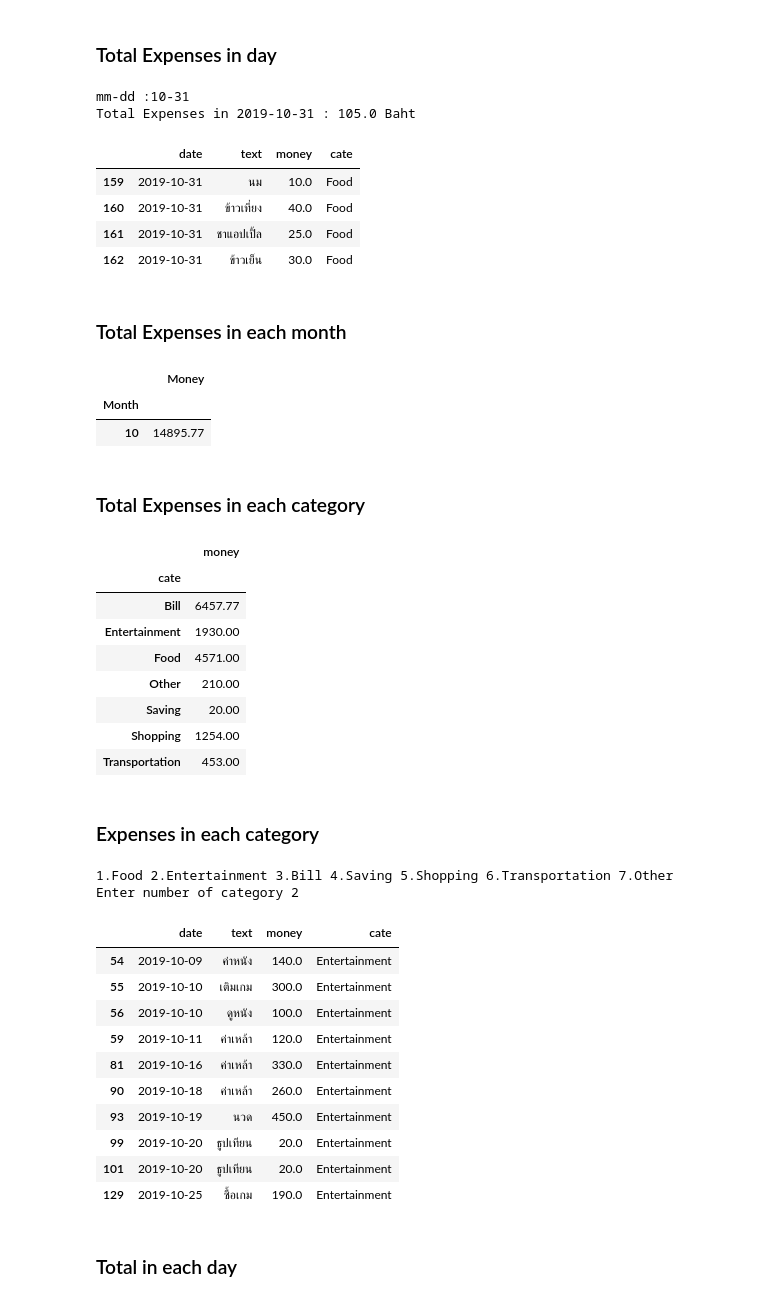
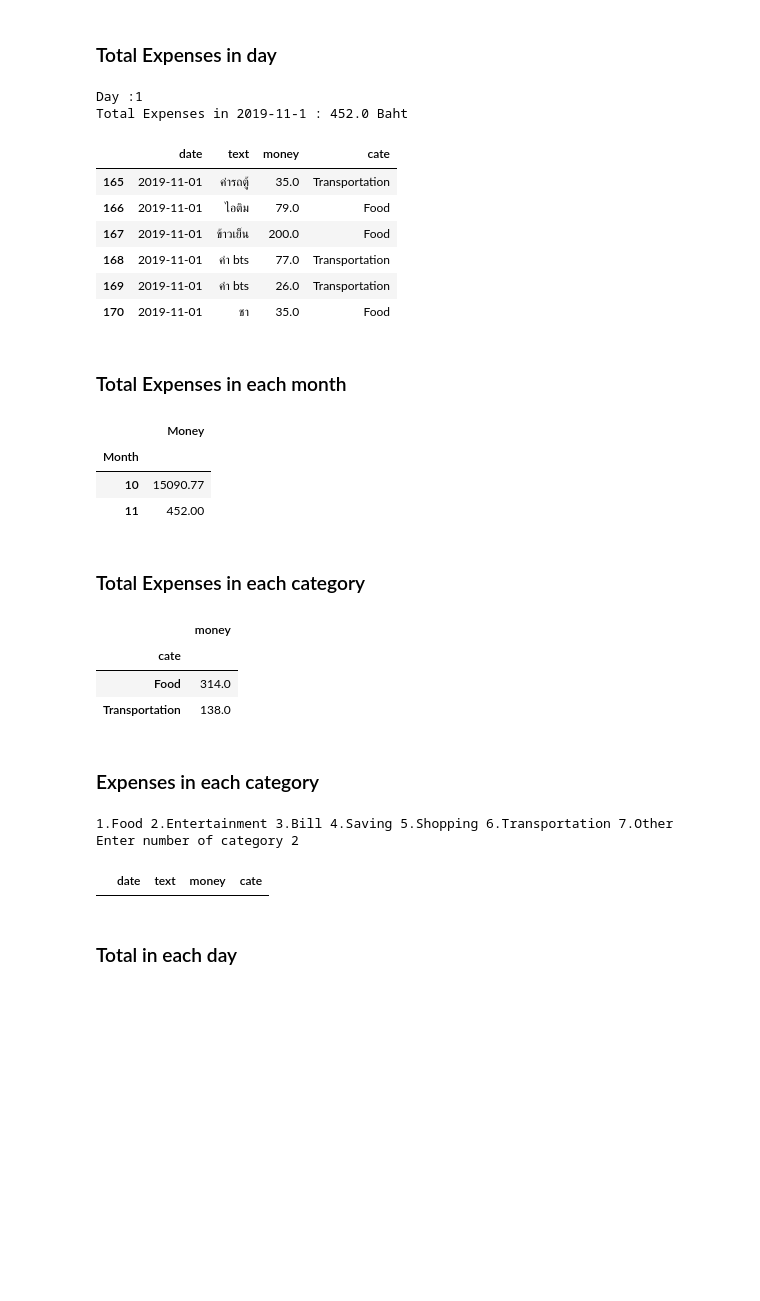
Before and after one commit to jakkritsonsanit/ChatBotExpenses, a Jupyter notebook: CollectData.ipynb, the cells around one changed output. Saved outputs shown, nothing was run; the diff lists cells and outputs as text; code cells hidden in the pictures; blank space fills up the shorter version.

```diff
--- a/CollectData.ipynb
+++ b/CollectData.ipynb
@@ -98,8 +98,8 @@ dfe.tail(10)
 ### Change category
 # %%
 t = ['Entertainment', 'Transportation', 'Shopping', 'Food', 'Bill', 'Other']
-n = 140
-dfe.at[n, 'cate'] = t[2]
+n = 169
+dfe.at[n, 'cate'] = t[1]
 dfe.iloc[n:]
 # %% [output]
 |  | date | text | money | cate |
@@ -171,3 +164,8 @@ Balance : 13884.23 Bath
+# %%
+m = 11
+
+dfim = dfi[dfi.date.dt.month == m]
+dfem = dfe[dfe.date.dt.month == m]
 # %% [markdown]
 ### Total Incom and Expenses
 # %%
@@ -179,17 +177,19 @@ Total Expenses : 14895.77 Baht
 # %% [markdown]
 ### Total Expenses in day
 # %%
-d = "2019-"+input("mm-dd :")
-print("Total Expenses in", d, ":", sum(dfe[dfe.date == d]['money']), 'Baht')
-dfe[dfe.date == d]
+d = "2019-"+str(m)+"-"+input("Day :")
+print("Total Expenses in", d, ":", sum(dfem[dfem.date == d]['money']), 'Baht')
+dfem[dfem.date == d]
 # %% [output]
-mm-dd :10-31
-Total Expenses in 2019-10-31 : 105.0 Baht
+Day :1
+Total Expenses in 2019-11-1 : 452.0 Baht
 |  | date | text | money | cate |
-| 159 | 2019-10-31 | นม | 10.0 | Food |
-| 160 | 2019-10-31 | ข้าวเที่ยง | 40.0 | Food |
-| 161 | 2019-10-31 | ชาแอปเปิ้ล | 25.0 | Food |
-| 162 | 2019-10-31 | ข้าวเย็น | 30.0 | Food |
+| 165 | 2019-11-01 | ค่ารถตู้ | 35.0 | Transportation |
+| 166 | 2019-11-01 | ไอติม | 79.0 | Food |
+| 167 | 2019-11-01 | ข้าวเย็น | 200.0 | Food |
+| 168 | 2019-11-01 | ค่า bts | 77.0 | Transportation |
+| 169 | 2019-11-01 | ค่า bts | 26.0 | Transportation |
+| 170 | 2019-11-01 | ชา | 35.0 | Food |
 # %% [markdown]
 ### Total Expenses in each month
 # %%
@@ -198,41 +198,27 @@ tmp.groupby(tmp.Month.dt.month).sum()
 # %% [output]
 |  | Money |
 | Month |  |
-| 10 | 14895.77 |
+| 10 | 15090.77 |
+| 11 | 452.00 |
 # %% [markdown]
 ### Total Expenses in each category
 # %%
-dfe.groupby(['cate']).sum()
+dfem.groupby(['cate']).sum()
 # %% [output]
 |  | money |
 | cate |  |
-| Bill | 6457.77 |
-| Entertainment | 1930.00 |
-| Food | 4571.00 |
-| Other | 210.00 |
-| Saving | 20.00 |
-| Shopping | 1254.00 |
-| Transportation | 453.00 |
+| Food | 314.0 |
+| Transportation | 138.0 |
 # %% [markdown]
 ### Expenses in each category
 # %%
 ls = ['1.Food', '2.Entertainment', '3.Bill', '4.Saving', '5.Shopping', '6.Transportation', '7.Other']
 print(*ls)
-dfe[dfe.cate == ls[int(input('Enter number of category '))-1][2:]]
+dfem[dfem.cate == ls[int(input('Enter number of category '))-1][2:]]
 # %% [output]
 1.Food 2.Entertainment 3.Bill 4.Saving 5.Shopping 6.Transportation 7.Other
 Enter number of category 2
 |  | date | text | money | cate |
-| 54 | 2019-10-09 | ค่าหนัง | 140.0 | Entertainment |
-| 55 | 2019-10-10 | เติมเกม | 300.0 | Entertainment |
-| 56 | 2019-10-10 | ดูหนัง | 100.0 | Entertainment |
-| 59 | 2019-10-11 | ค่าเหล้า | 120.0 | Entertainment |
-| 81 | 2019-10-16 | ค่าเหล้า | 330.0 | Entertainment |
-| 90 | 2019-10-18 | ค่าเหล้า | 260.0 | Entertainment |
-| 93 | 2019-10-19 | นวด | 450.0 | Entertainment |
-| 99 | 2019-10-20 | ธูปเทียน | 20.0 | Entertainment |
-| 101 | 2019-10-20 | ธูปเทียน | 20.0 | Entertainment |
-| 129 | 2019-10-25 | ซื้อเกม | 190.0 | Entertainment |
 # %% [markdown]
 ### Total in each day
 # %%
```
Also changed, not shown: parts of 9 cells of this notebook, 1 other file.
